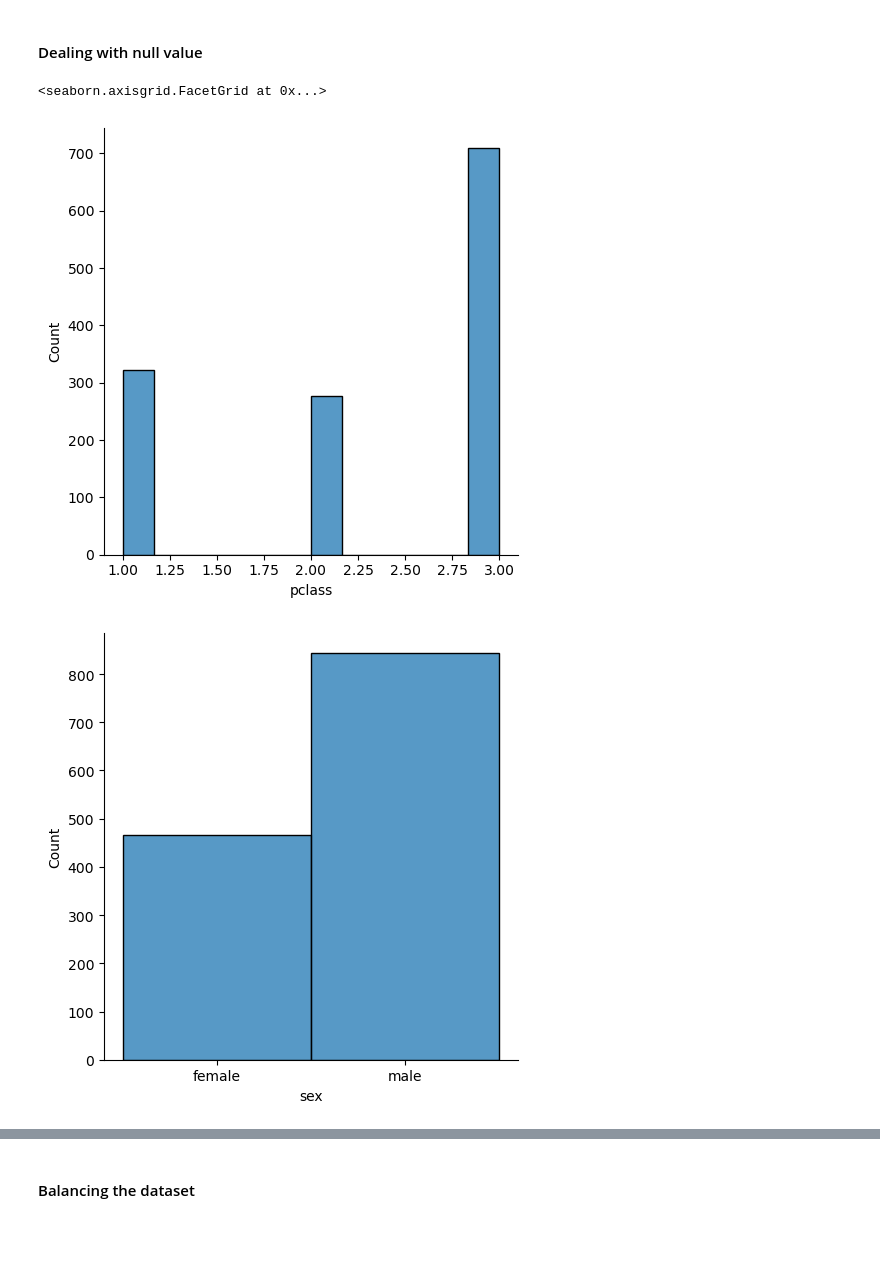
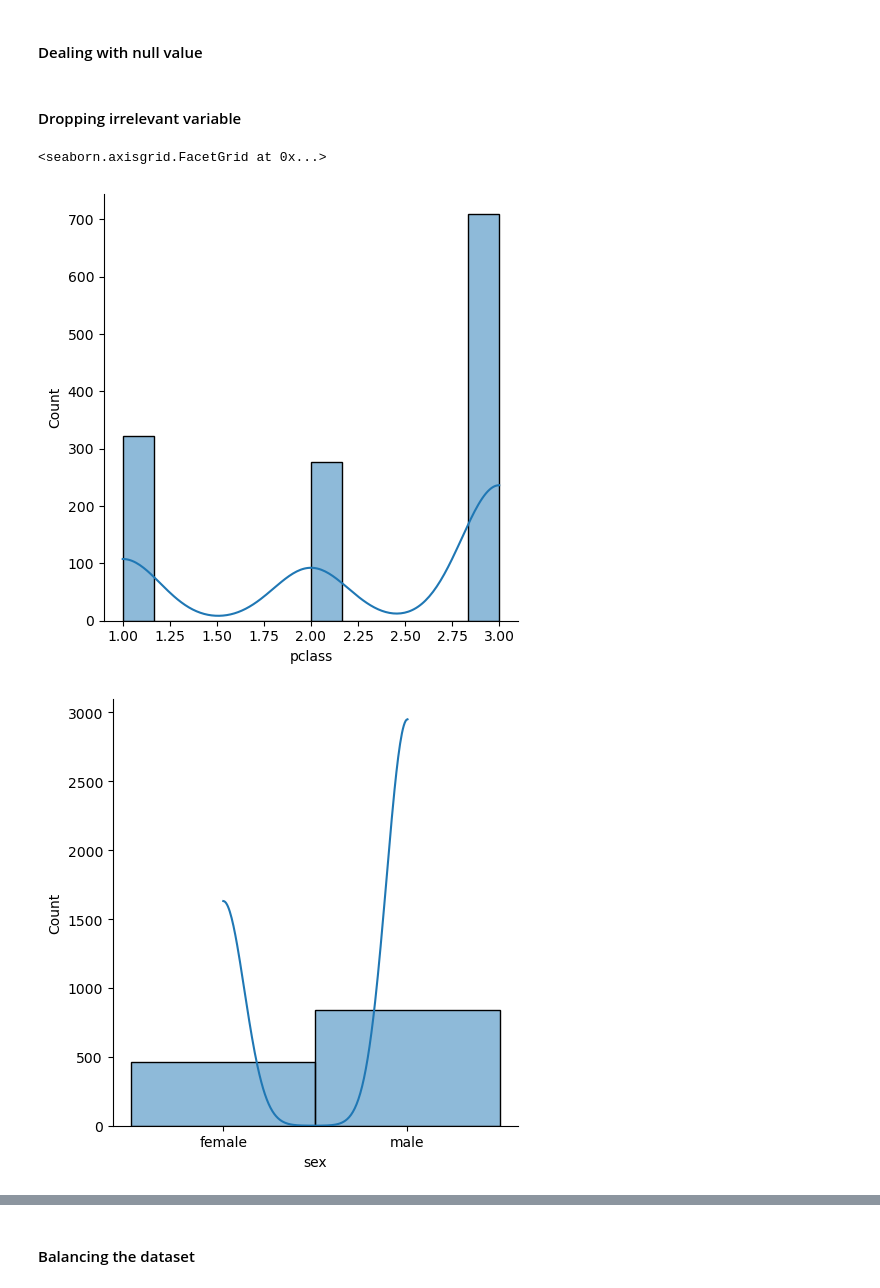
Before and after one commit to Prasanna-Shrestha/Titanic_kaggle, a Jupyter notebook: Titanic_Kaggle.ipynb, the cells around one changed output, grey strips where cells are left out. Saved outputs shown, nothing was run; the diff lists cells and outputs as text; code cells hidden in the pictures; blank space fills up the shorter version.

```diff
--- a/Titanic_Kaggle.ipynb
+++ b/Titanic_Kaggle.ipynb
@@ -54,20 +53,22 @@ replace_nan_with_avg('age')
 replace_nan_with_avg('fare')
 # %%
 data['embarked'].fillna(data['embarked'].mode()[0], inplace=True)
+# %% [markdown]
+#### Dropping irrelevant variable
 # %%
 # Separating the inputs and the targets
 inputs = data.drop(columns=['survived', 'name', 'ticket', 'cabin', 'boat', 'body', 'home.dest'], axis = 1, inplace= False)
 targets = data['survived']
 # %%
 # Visualizing the inputs columns
-sns.displot(inputs['pclass'])
-sns.displot(inputs['sex'])
-sns.displot(inputs['age'])
-sns.displot(inputs['sibsp'])
-sns.displot(inputs['parch'])
-sns.displot(inputs['fare'])
-sns.displot(inputs['embarked'])
+sns.displot(inputs['pclass'], kde='True')
+sns.displot(inputs['sex'], kde='True')
+sns.displot(inputs['age'], kde='True')
+sns.displot(inputs['sibsp'], kde='True')
+sns.displot(inputs['parch'], kde='True')
+sns.displot(inputs['fare'], kde='True')
+sns.displot(inputs['embarked'], kde='True')
 # %% [output]
 <seaborn.axisgrid.FacetGrid at 0x...>
-[figure, old version]
+[figure, new version]
-[figure, old version]
+[figure, new version]
```
Also changed, not shown: parts of 13 cells of this notebook.
